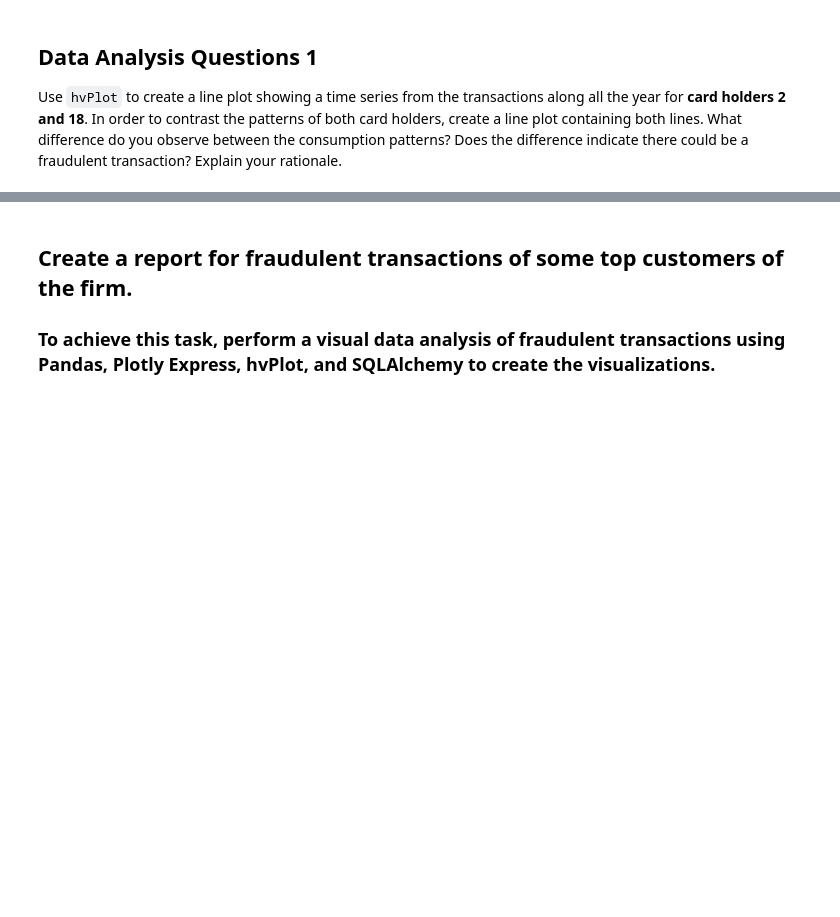
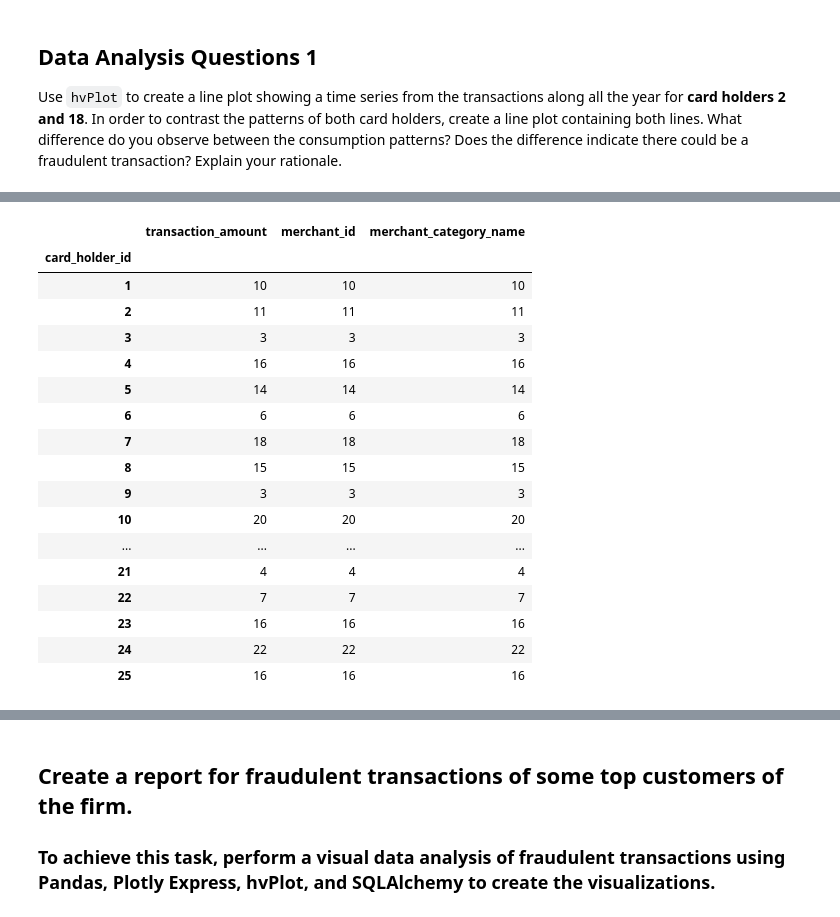
Before and after one commit to jonowens/suspicious_transactions, a Jupyter notebook: visual_data_analysis.ipynb, the cells around one changed output, grey strips where cells are left out. Cells and saved outputs as stored; diff of their text form; code cells hidden in the pictures; blank space fills up the shorter version.

```diff
--- a/visual_data_analysis.ipynb
+++ b/visual_data_analysis.ipynb
@@ -92,3 +120,27 @@ highest_transaction_amounts[:100]
 # %%
 # Some fraudsters hack a credit card by making several small payments (generally less than $2.00)
 # Count the transactions that are less than $2.00 per cardholder.
+df_card_holder.reset_index()
+df_less_than_2_dollars = df_card_holder[df_card_holder.transaction_amount < 2.00]
+#df_less_than_2_dollars.head()
+less_than_2_grouped_holder_id = df_less_than_2_dollars.groupby('card_holder_id').count()
+less_than_2_grouped_holder_id
+# %% [output]
+|  | transaction_amount | merchant_id | merchant_category_name |
+| card_holder_id |  |  |  |
+| 1 | 10 | 10 | 10 |
+| 2 | 11 | 11 | 11 |
+| 3 | 3 | 3 | 3 |
+| 4 | 16 | 16 | 16 |
+| 5 | 14 | 14 | 14 |
+| 6 | 6 | 6 | 6 |
+| 7 | 18 | 18 | 18 |
+| 8 | 15 | 15 | 15 |
+| 9 | 3 | 3 | 3 |
+| 10 | 20 | 20 | 20 |
+| ... | ... | ... | ... |
+| 21 | 4 | 4 | 4 |
+| 22 | 7 | 7 | 7 |
+| 23 | 16 | 16 | 16 |
+| 24 | 22 | 22 | 22 |
+| 25 | 16 | 16 | 16 |
```
Also changed, not shown: parts of 20 cells of this notebook.
